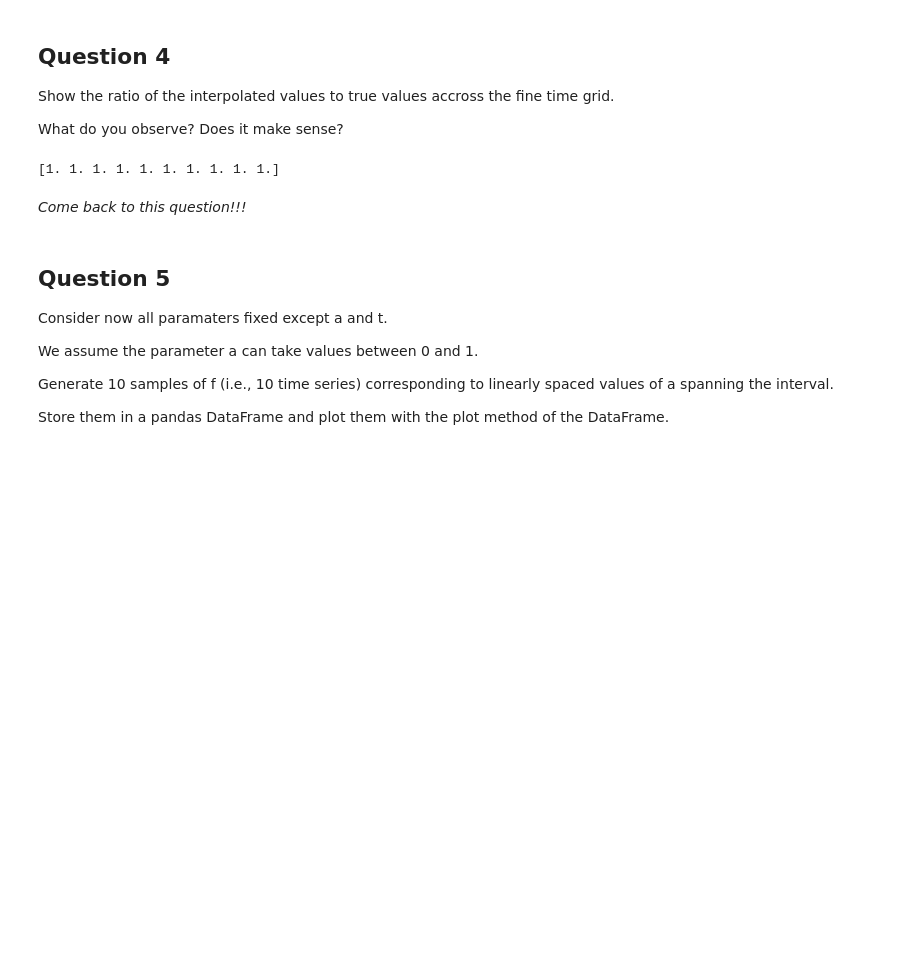
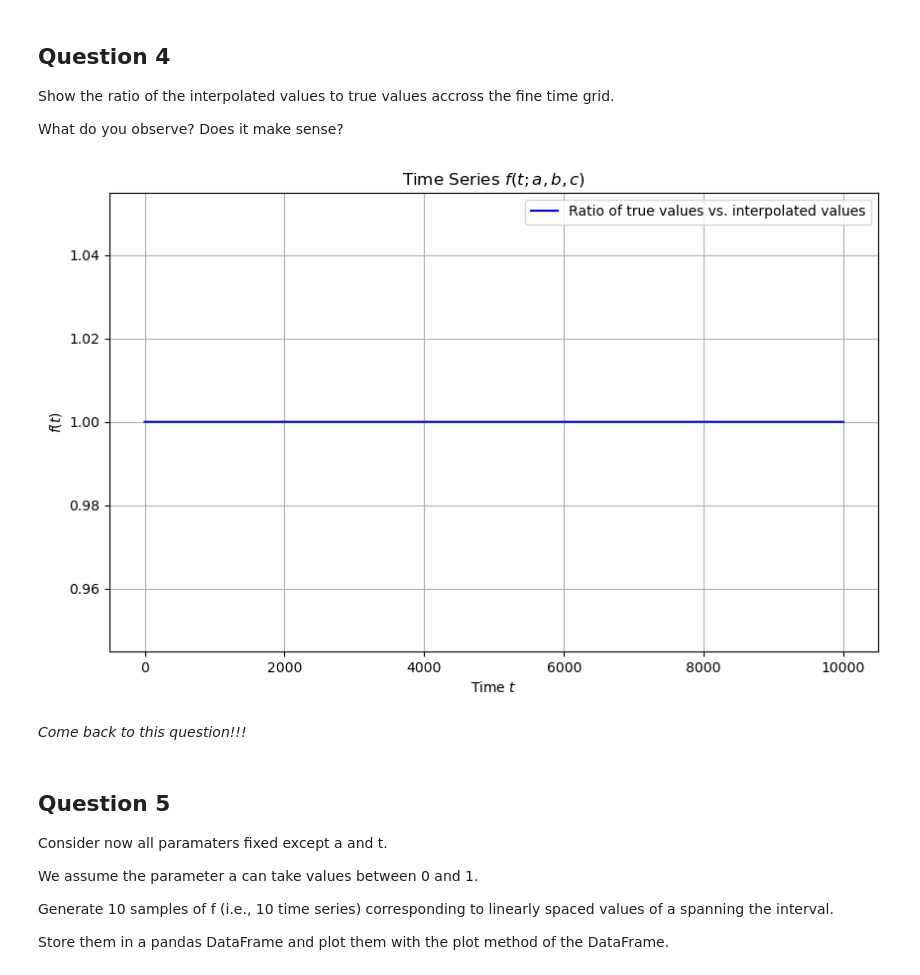
Before and after one commit to BenNorsk/curse_of_dimensionality, a Jupyter notebook: main.ipynb, the cells around one changed output. Saved outputs shown, nothing was run; the diff lists cells and outputs as text; code cells hidden in the pictures; blank space fills up the shorter version.

```diff
--- a/main.ipynb
+++ b/main.ipynb
@@ -104,14 +122,13 @@ What do you observe? Does it make sense?
 # %%
 # Count how many f_values there are
 n_values = len(f_values)
 # Get the interpolated values for the same t's (but if there are more f_values, I want the interpolated values for more t's)
 t_interpolated = np.linspace(0, 1, n_values)
 f_interpolated_values = f_interpolated(t_interpolated)
 # Calculate the ratio between the interpolated values and the real values
-ratio = f_interpolated_values / f_values
-print(ratio)
+plot_ratio(f_values, f_interpolated_values)
 # %% [output]
-[1. 1. 1. 1. 1. 1. 1. 1. 1. 1.]
+[figure, added]
 # %% [markdown]
 *Come back to this question!!!*
 # %% [markdown]
```
Also changed, not shown: parts of 8 cells of this notebook, 1 other file.
